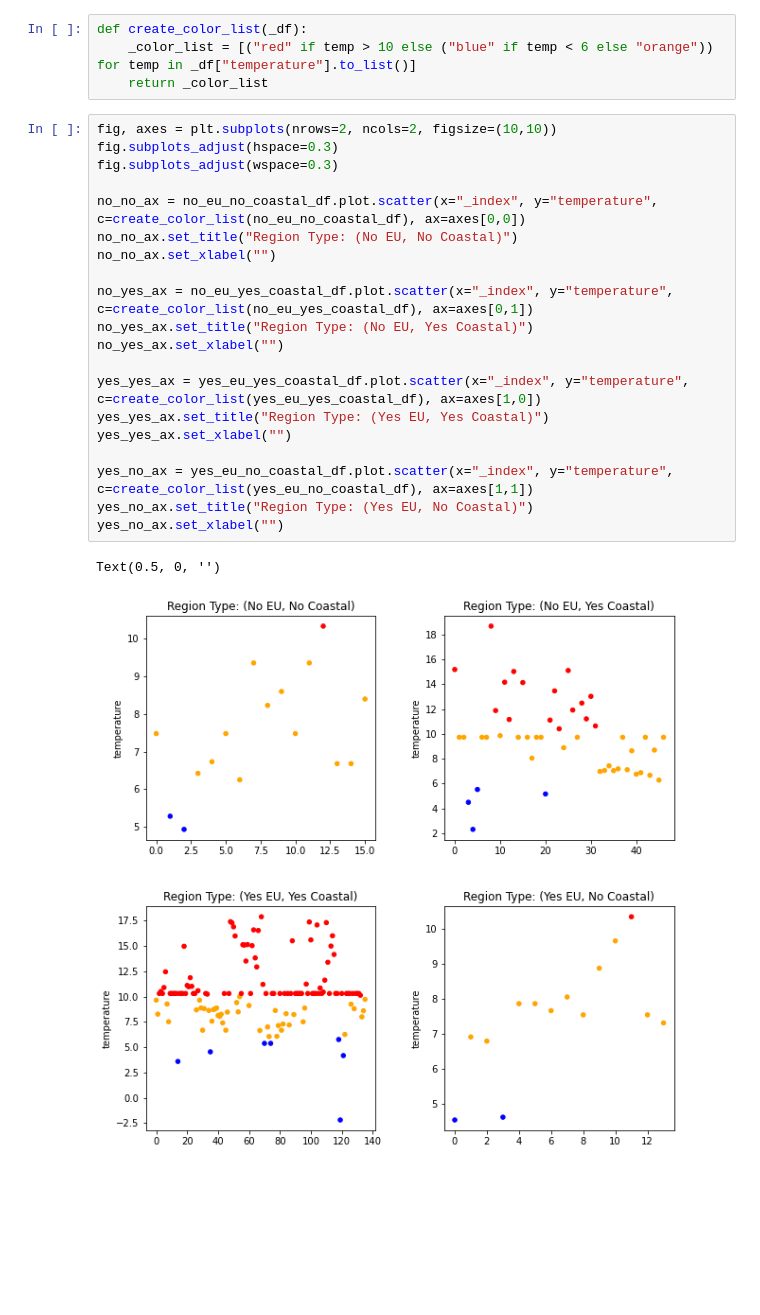
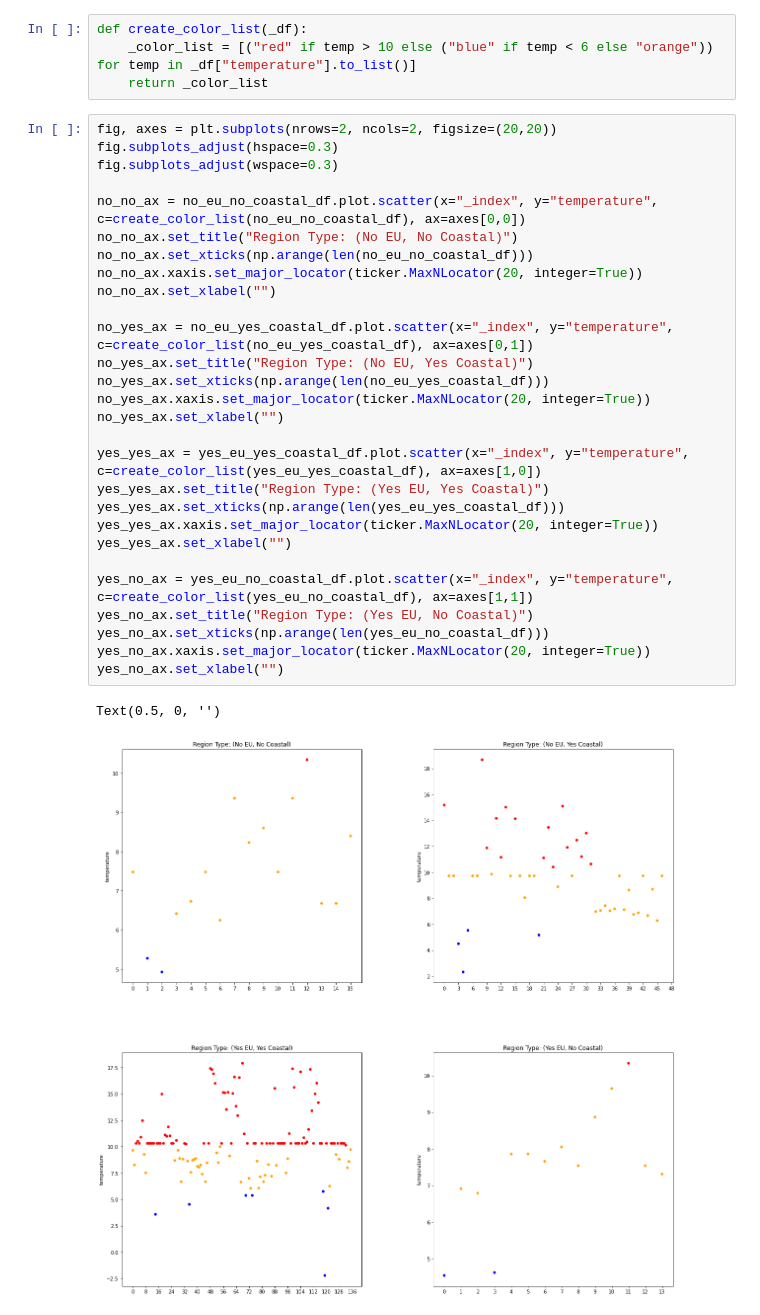
Before and after one commit to PinkmanusRex/CS210-HW3, a Jupyter notebook: eucities_temps.ipynb, the cells around one changed output. Drawn from its saved outputs; the diff is of its cells as text; blank space fills up the shorter version.

```diff
--- a/eucities_temps.ipynb
+++ b/eucities_temps.ipynb
@@ -192,25 +193,33 @@ def create_color_list(_df):
     _color_list = [("red" if temp > 10 else ("blue" if temp < 6 else "orange")) for temp in _df["temperature"].to_list()]
     return _color_list
 # %%
-fig, axes = plt.subplots(nrows=2, ncols=2, figsize=(10,10))
+fig, axes = plt.subplots(nrows=2, ncols=2, figsize=(20,20))
 fig.subplots_adjust(hspace=0.3)
 fig.subplots_adjust(wspace=0.3)
 
 no_no_ax = no_eu_no_coastal_df.plot.scatter(x="_index", y="temperature", c=create_color_list(no_eu_no_coastal_df), ax=axes[0,0])
 no_no_ax.set_title("Region Type: (No EU, No Coastal)")
+no_no_ax.set_xticks(np.arange(len(no_eu_no_coastal_df)))
+no_no_ax.xaxis.set_major_locator(ticker.MaxNLocator(20, integer=True))
 no_no_ax.set_xlabel("")
 
 no_yes_ax = no_eu_yes_coastal_df.plot.scatter(x="_index", y="temperature", c=create_color_list(no_eu_yes_coastal_df), ax=axes[0,1])
 no_yes_ax.set_title("Region Type: (No EU, Yes Coastal)")
+no_yes_ax.set_xticks(np.arange(len(no_eu_yes_coastal_df)))
+no_yes_ax.xaxis.set_major_locator(ticker.MaxNLocator(20, integer=True))
 no_yes_ax.set_xlabel("")
 
 yes_yes_ax = yes_eu_yes_coastal_df.plot.scatter(x="_index", y="temperature", c=create_color_list(yes_eu_yes_coastal_df), ax=axes[1,0])
 yes_yes_ax.set_title("Region Type: (Yes EU, Yes Coastal)")
+yes_yes_ax.set_xticks(np.arange(len(yes_eu_yes_coastal_df)))
+yes_yes_ax.xaxis.set_major_locator(ticker.MaxNLocator(20, integer=True))
 yes_yes_ax.set_xlabel("")
 
 yes_no_ax = yes_eu_no_coastal_df.plot.scatter(x="_index", y="temperature", c=create_color_list(yes_eu_no_coastal_df), ax=axes[1,1])
 yes_no_ax.set_title("Region Type: (Yes EU, No Coastal)")
+yes_no_ax.set_xticks(np.arange(len(yes_eu_no_coastal_df)))
+yes_no_ax.xaxis.set_major_locator(ticker.MaxNLocator(20, integer=True))
 yes_no_ax.set_xlabel("")
 # %% [output]
 Text(0.5, 0, '')
-[figure, old version]
+[figure, new version]
```
Also changed, not shown: parts of 2 cells of this notebook, 1 other file.
